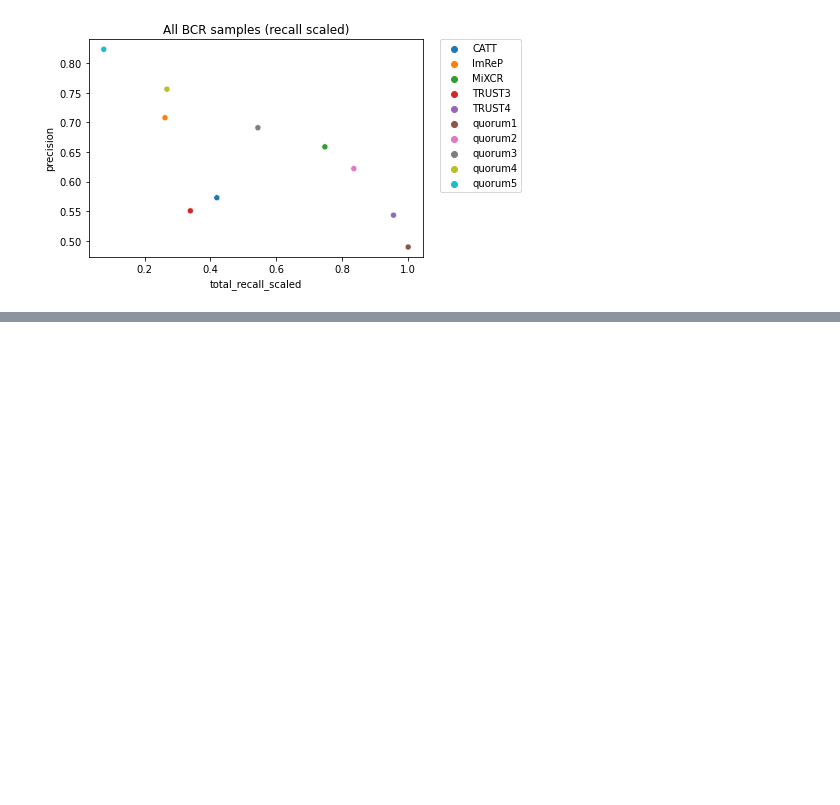
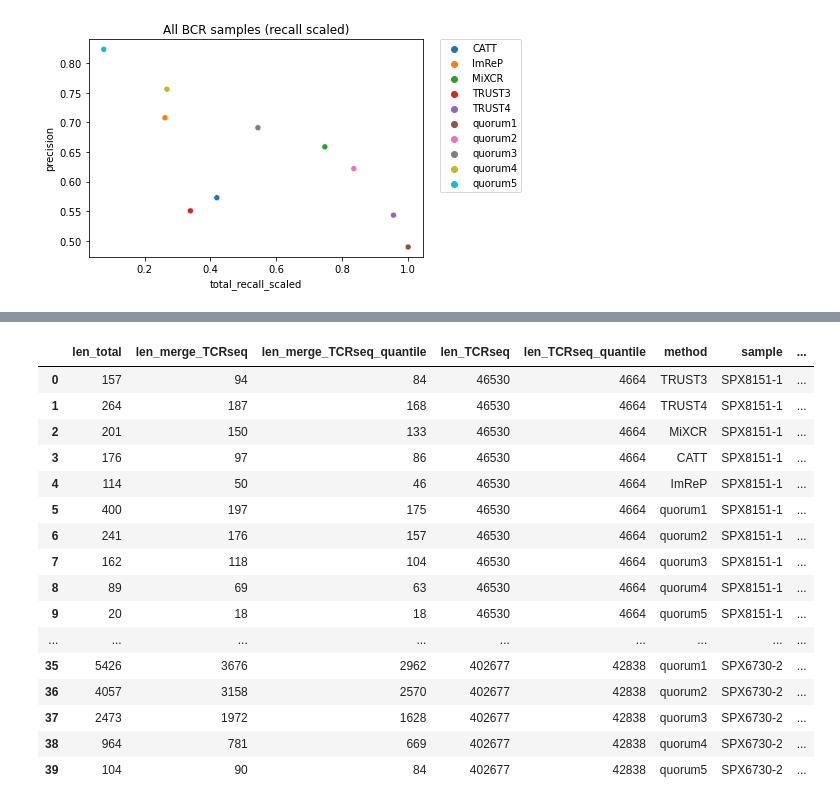
Before and after one commit to olopade-lab/COMIRI, a Jupyter notebook: benmarking_analysis_2022.ipynb, the cells around one changed output, grey strips where cells are left out. Saved outputs shown, nothing was run; the diff lists cells and outputs as text; code cells hidden in the pictures; blank space fills up the shorter version.

```diff
--- a/benmarking_analysis_2022.ipynb
+++ b/benmarking_analysis_2022.ipynb
@@ -366,0 +424,5 @@ plt.show()
+# %%
+for sample in samples:
+    dict_results[sample]["merged"] = dict_results[sample]["TRUST3"]
+    for algorithm in ["TRUST4", "MiXCR", "CATT", "ImReP"]:
+        dict_results[sample]["merged"] = dict_results[sample]["merged"].merge(dict_results[sample][algorithm], how="outer", on="cdr3aa")
@@ -366,0 +446,4 @@ plt.show()
+# %%
+for sample in samples:
+    TCRseq_quantile = dict_results[sample]["TCRseq"]["count"].quantile([0.9])
+    dict_results[sample]["TCRseq_quantile"] = dict_results[sample]["TCRseq"][dict_results[sample]["TCRseq"]["count"] >= TCRseq_quantile[0.9]]
@@ -366,0 +469,29 @@ plt.show()
+# %%
+df_benchmarking_metrics = pd.DataFrame.from_dict(dict_benchmarking_metrics)
+df_benchmarking_metrics = df_benchmarking_metrics.transpose()
+df_benchmarking_metrics["method"] = df_benchmarking_metrics.index.to_series().str.split("_").str[0]
+df_benchmarking_metrics["sample"] = df_benchmarking_metrics.index.to_series().str.split("_").str[1]
+df_benchmarking_metrics.reset_index(inplace=True, drop=True)
+df_benchmarking_metrics["quantile_recall"] = df_benchmarking_metrics["len_merge_TCRseq_quantile"] / df_benchmarking_metrics["len_TCRseq_quantile"]
+df_benchmarking_metrics["total_recall"] = df_benchmarking_metrics["len_merge_TCRseq"] / df_benchmarking_metrics["len_TCRseq"]
+df_benchmarking_metrics["precision"] = df_benchmarking_metrics["len_merge_TCRseq"] / df_benchmarking_metrics["len_total"]
+df_benchmarking_metrics["method"] = df_benchmarking_metrics["method"].replace("merged", "quorum1")
+df_benchmarking_metrics
+# %% [output]
+|  | len_total | len_merge_TCRseq | len_merge_TCRseq_quantile | len_TCRseq | len_TCRseq_quantile | method | sample | ... |
+| 0 | 157 | 94 | 84 | 46530 | 4664 | TRUST3 | SPX8151-1 | ... |
+| 1 | 264 | 187 | 168 | 46530 | 4664 | TRUST4 | SPX8151-1 | ... |
+| 2 | 201 | 150 | 133 | 46530 | 4664 | MiXCR | SPX8151-1 | ... |
+| 3 | 176 | 97 | 86 | 46530 | 4664 | CATT | SPX8151-1 | ... |
+| 4 | 114 | 50 | 46 | 46530 | 4664 | ImReP | SPX8151-1 | ... |
+| 5 | 400 | 197 | 175 | 46530 | 4664 | quorum1 | SPX8151-1 | ... |
+| 6 | 241 | 176 | 157 | 46530 | 4664 | quorum2 | SPX8151-1 | ... |
+| 7 | 162 | 118 | 104 | 46530 | 4664 | quorum3 | SPX8151-1 | ... |
+| 8 | 89 | 69 | 63 | 46530 | 4664 | quorum4 | SPX8151-1 | ... |
+| 9 | 20 | 18 | 18 | 46530 | 4664 | quorum5 | SPX8151-1 | ... |
+| ... | ... | ... | ... | ... | ... | ... | ... | ... |
+| 35 | 5426 | 3676 | 2962 | 402677 | 42838 | quorum1 | SPX6730-2 | ... |
+| 36 | 4057 | 3158 | 2570 | 402677 | 42838 | quorum2 | SPX6730-2 | ... |
+| 37 | 2473 | 1972 | 1628 | 402677 | 42838 | quorum3 | SPX6730-2 | ... |
+| 38 | 964 | 781 | 669 | 402677 | 42838 | quorum4 | SPX6730-2 | ... |
+| 39 | 104 | 90 | 84 | 402677 | 42838 | quorum5 | SPX6730-2 | ... |
```
Also changed, not shown: parts of 10 cells of this notebook.
